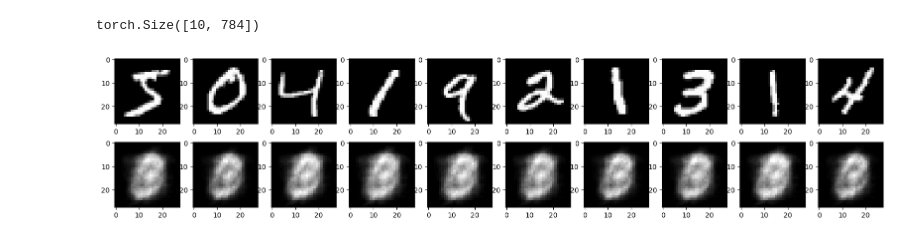
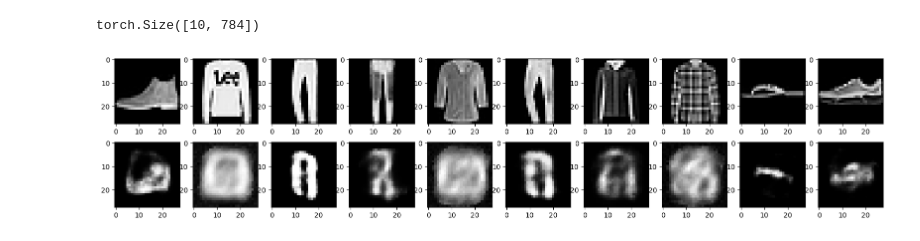
Before and after one commit to joeagriffith/iP-VAE, a Jupyter notebook: test.ipynb, the cells around one changed output. Cells and saved outputs as stored; diff of their text form; code cells hidden in the pictures.

```diff
--- a/test.ipynb
+++ b/test.ipynb
@@ -17,8 +19,10 @@ device(type='cpu')
 # %%
 # Load the MNIST dataset
-mnist_train = datasets.MNIST(root='../../Datasets/', train=True, download=True, transform=torchvision.transforms.ToTensor())
-mnist_test = datasets.MNIST(root='../../Datasets/', train=False, download=True, transform=torchvision.transforms.ToTensor())
+mnist_train = datasets.MNIST(root='../../Datasets/', train=True, download=False, transform=torchvision.transforms.ToTensor())
+mnist_train, mnist_val = torch.utils.data.random_split(mnist_train, [50000, 10000])
+mnist_test = datasets.MNIST(root='../../Datasets/', train=False, download=False, transform=torchvision.transforms.ToTensor())
 train = PreloadedDataset.from_dataset(mnist_train, None, device, use_tqdm=True)
+val = PreloadedDataset.from_dataset(mnist_val, None, device, use_tqdm=True)
 test = PreloadedDataset.from_dataset(mnist_test, None, device, use_tqdm=True)
 
 # Display a sample image from the dataset
@@ -31,4 +34,0 @@ plt.show()
-# %%
-train.images = train.images[:100]
-train.targets = train.targets[:100]
-len(train)
@@ -85,0 +134,12 @@ torch.Size([1024, 128])
+# %%
+x = test.images[:10]
+z = model(x, T=1000)
+preds = model.decoder(z)
+print(preds.shape)
+if preds.dim() == 2:
+    preds = preds.reshape(preds.shape[0], 1, 28, 28)
+fig, axs = plt.subplots(2, 10, figsize=(20, 4))
+for i in range(10):
+    axs[0, i].imshow(x[i].squeeze().cpu(), cmap='gray')
+    axs[1, i].imshow(preds[i].squeeze().detach().cpu(), cmap='gray')
+plt.show()
@@ -85,0 +149,12 @@ torch.Size([1024, 128])
+# %%
+# Load the FashionMNIST dataset
+fashion_train = datasets.FashionMNIST(root='../../Datasets/', train=True, download=True, transform=torchvision.transforms.ToTensor())
+fashion_test = datasets.FashionMNIST(root='../../Datasets/', train=False, download=True, transform=torchvision.transforms.ToTensor())
+ftrain = PreloadedDataset.from_dataset(fashion_train, None, device, use_tqdm=True)
+ftest = PreloadedDataset.from_dataset(fashion_test, None, device, use_tqdm=True)
+
+# Display a sample image from the dataset
+sample_image, sample_label = fashion_train[0]
+plt.imshow(sample_image.squeeze().cpu(), cmap='gray')
+plt.title(f'Sample Image - Label: {sample_label}')
+plt.show()
@@ -86,15 +163,15 @@ torch.Size([1024, 128])
 # %%
-x = train.images[:10]
+x = ftest.images[:10]
 z = model(x, steps=1000)
 preds = model.decoder(z)
 print(preds.shape)
 if preds.dim() == 2:
     preds = preds.reshape(preds.shape[0], 1, 28, 28)
 fig, axs = plt.subplots(2, 10, figsize=(20, 4))
 for i in range(10):
     axs[0, i].imshow(x[i].squeeze().cpu(), cmap='gray')
     axs[1, i].imshow(preds[i].squeeze().detach().cpu(), cmap='gray')
 plt.show()
 # %% [output]
 torch.Size([10, 784])
-[figure, old version]
+[figure, new version]
```
Also changed, not shown: parts of 13 cells of this notebook, 4 other files.
